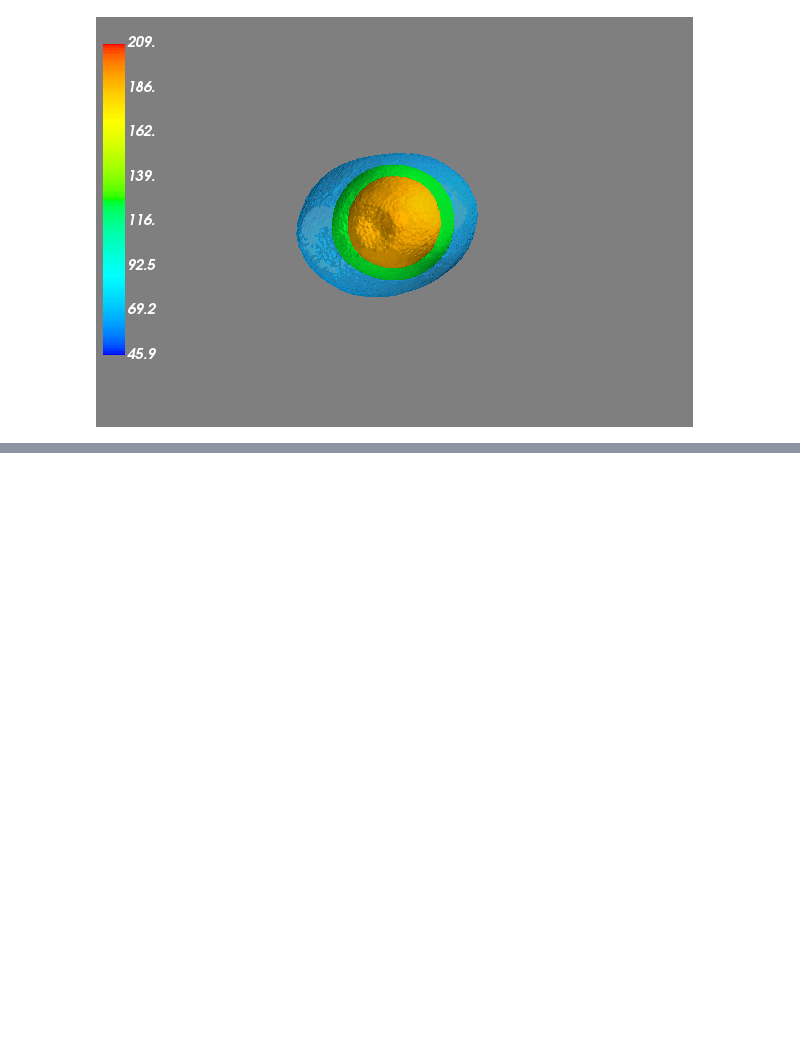
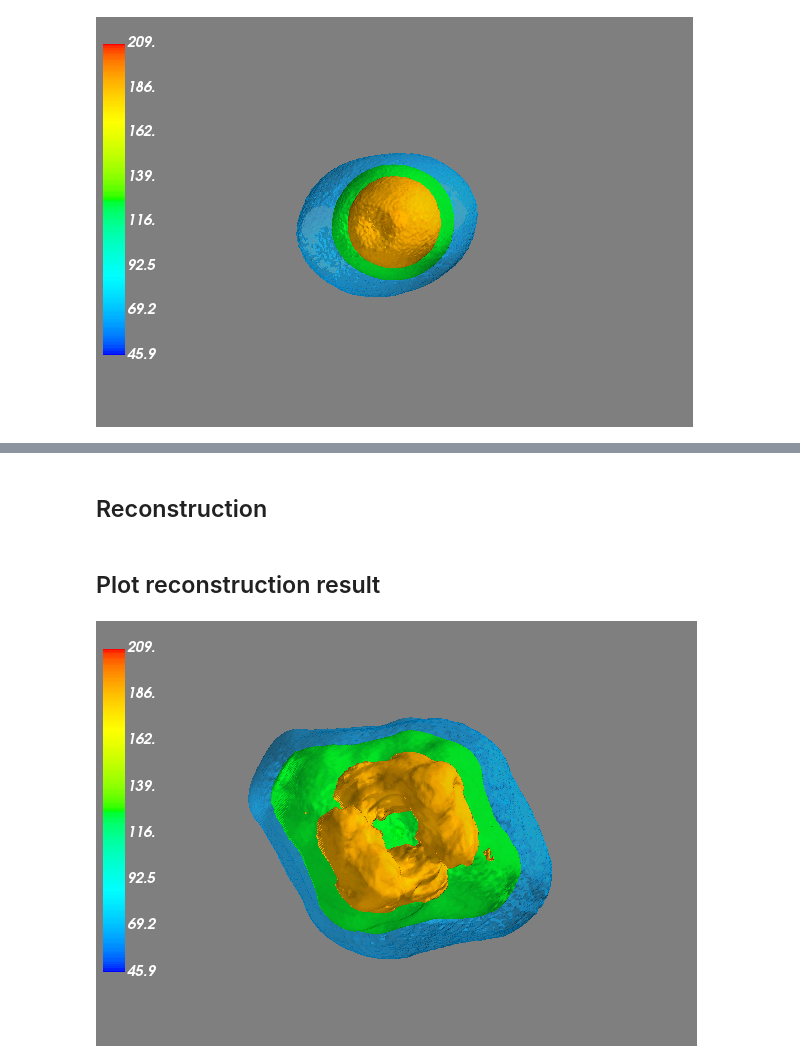
Before and after one commit to JelenaBanjac/protein-reconstruction, a Jupyter notebook: notebooks/3-reconstruction/reconstruction.ipynb, the cells around one changed output, grey strips where cells are left out. Saved outputs shown, nothing was run; the diff lists cells and outputs as text; code cells hidden in the pictures; blank space fills up the shorter version.

Commit message:
add new results with var0.8

```diff
--- a/notebooks/3-reconstruction/reconstruction.ipynb
+++ b/notebooks/3-reconstruction/reconstruction.ipynb
@@ -232,0 +242,2 @@ Image(filename='data/5a1a_projections_and_angles_predicted.png')
+# %% [markdown]
+## Reconstruction
@@ -232,0 +284,2 @@ Image(filename='data/5a1a_projections_and_angles_predicted.png')
+# %% [markdown]
+## Plot reconstruction result
@@ -232,0 +291,4 @@ Image(filename='data/5a1a_projections_and_angles_predicted.png')
+# %%
+Image(filename='data/5a1a_projections_and_angles_predicted_var0.8.png')
+# %% [output]
+[figure, added]
```
Also changed, not shown: parts of 8 cells of this notebook, 1 other file.
